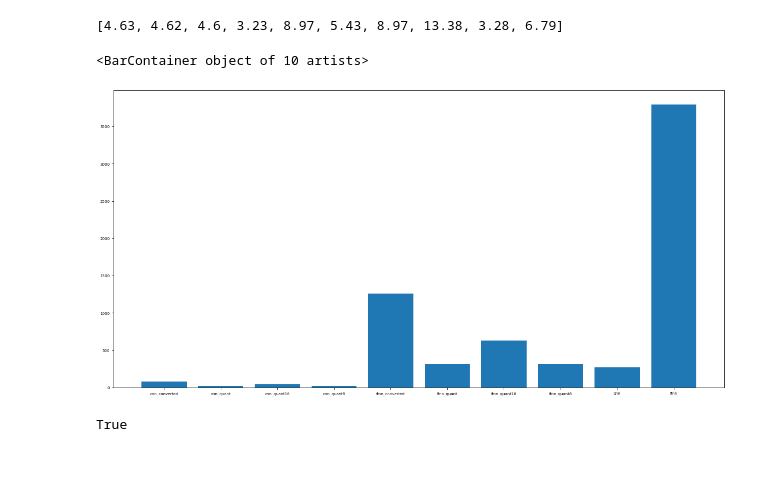
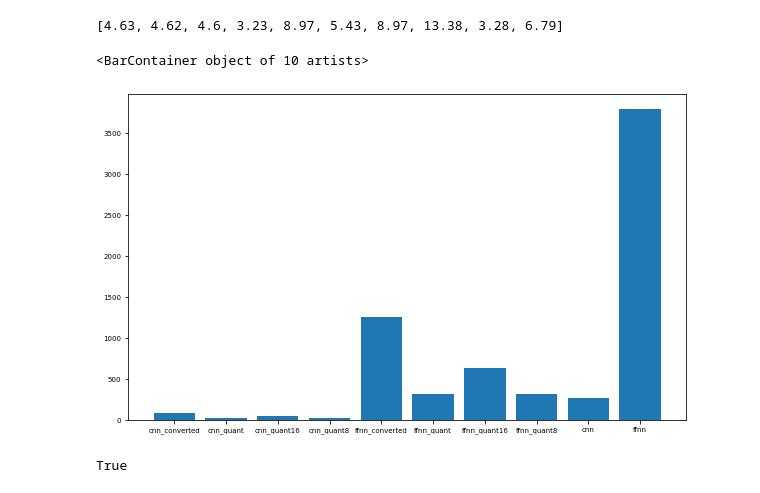
Before and after one commit to toelt-llc/TOELT-tfrabbit, a Jupyter notebook: code/tflite/plots_inferences.ipynb, the cells around one changed output. Cells and saved outputs as stored; diff of their text form; code cells hidden in the pictures; blank space fills up the shorter version.

```diff
--- a/code/tflite/plots_inferences.ipynb
+++ b/code/tflite/plots_inferences.ipynb
@@ -120,11 +120,11 @@ means
 # %% [output]
 [4.63, 4.62, 4.6, 3.23, 8.97, 5.43, 8.97, 13.38, 3.28, 6.79]
 # %%
-plt.figure(figsize=(20,10))
+plt.figure(figsize=(10,6))
 plt.bar(columns, list_sizes)
 # %% [output]
 <BarContainer object of 10 artists>
-[figure, old version]
+[figure, new version]
 # %%
 import pickle
 with open('./disk_rpi.pkl', 'rb') as f:
```
Also changed, not shown: parts of 1 cell of this notebook, 1 other file.
